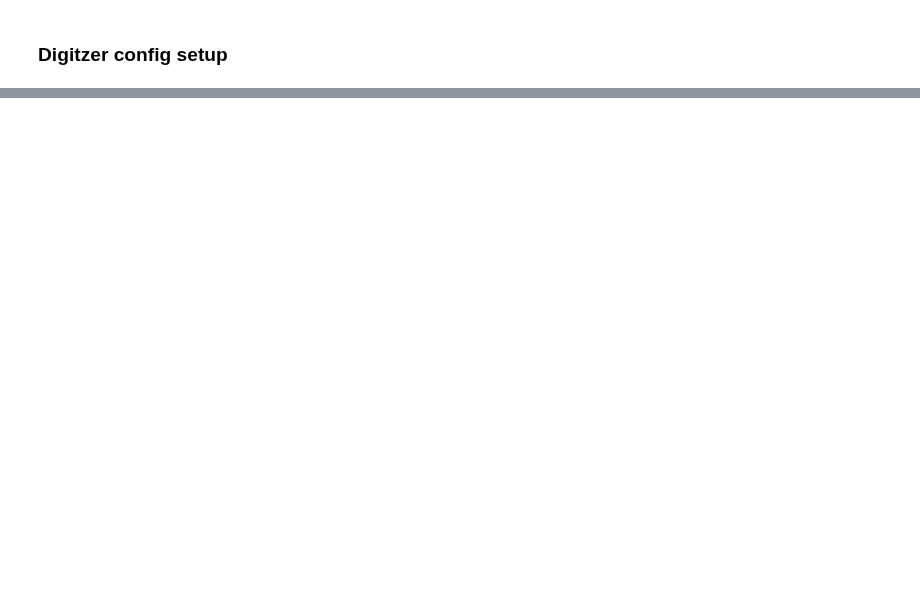
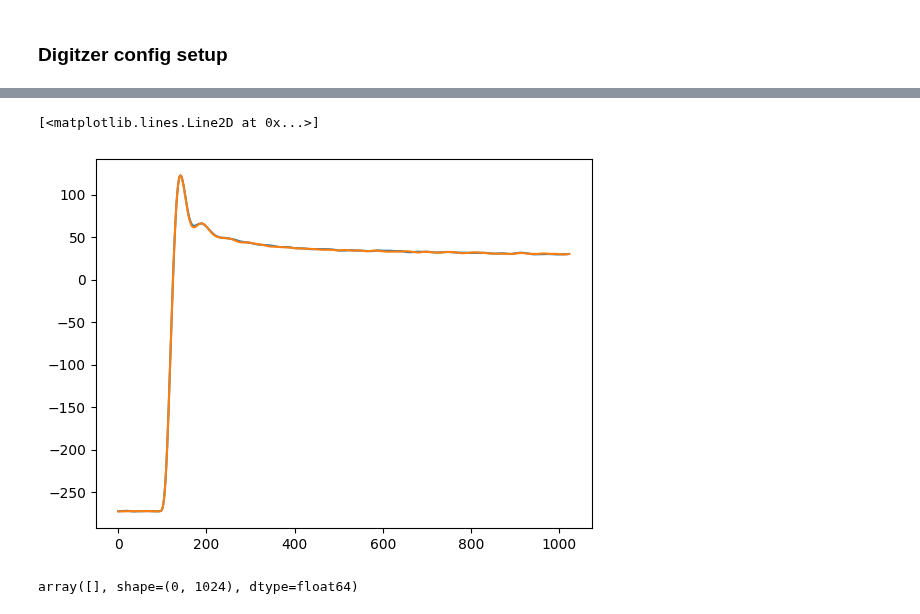
Before and after one commit to cct1123/diamondgui, a Jupyter notebook: measurement/dev_windfreak_ODMR_v1.ipynb, the cells around one changed output, grey strips where cells are left out. Drawn from its saved outputs; the diff is of its cells as text; code cells hidden in the pictures; blank space fills up the shorter version.

Commit message:
some development notebooks 1. odmr & rabi with windfreak 2. counts vs time

```diff
--- a/measurement/dev_windfreak_ODMR_v1.ipynb
+++ b/measurement/dev_windfreak_ODMR_v1.ipynb
@@ -65,17 +79,25 @@ Client software: v1.7.0
+# %%
+f_start= (398.556-.1)/24 *1e3
+f_end= (398.56+.1)/24 *1e3
+step=(-f_start+f_end)/.05
+# f_start= 400
+# f_end= 600
+# step=(-f_start+f_end)/25
 # %%
 sweep_config = {
-    # WINDFREAK SETTINGS
-    "sweep_start_MHz": 400,
-    "sweep_stop_MHz": 600,
-    "sweep_step_size_MHz": 25,
-    "pause_at_step_us": 1e9,
-    "sweep_power": 0,       # dB
+    # WINDFREAK SETTINGSa
+    "sweep_start_MHz": f_start,
+    "sweep_stop_MHz": f_end,
+    "sweep_step_size_MHz": .2,
+    "pause_at_step_us": 100000,
+    "sweep_power": 20,       # dBm
     'sweep_direction': 1 ,  # up = 1 down = 0.
     'sweep_type': 0 ,       # 0 = linear 1 = tabular
     'sweep_only_once': True, # True = 1 rep False = inf reps
     'sweep_all_freq': False, # True = after a trigger sweep through all freq False = after trigger step 1 freq only
-    'trigger_type': 3, # 0 = software 1 = sweep 2 = step 3 = hold all
-    'trigger_polarity': 1, # active low =0 active high = 1,
+    'trigger_type': 2, # 0 = software 1 = sweep 2 = step 3 = hold all
+    # 'trigger_polarity': 0, # active low =0 active high = 1,
+    "trigger_mode": "single frequency step",
     # DIGITZER SETTINGS
     'readout_ch': hcf.SIDIG_chmap["apd"],
     'amp_input' : 1000,
@@ -83,12 +105,16 @@ sweep_config = {
     'DCCOUPLE': 0,
     'sampling_rate': hcf.SIDIG_maxsr,
     # DIGITIZER collection
-    'num_segment': 8,
+    'num_segment': 4,
     'pretrig_size': 16,
-    'posttrig_size': 1000,
-    'num_samples_per_segment': None, # assigned in next line
-    'segment_size': 1000,
+    'posttrig_size': 1024-16,
+    'segment_size': 1024,
     # Loop settings
     'run_time': 10, # seconds
+    'reps':1000,
+    'num_mw_points':None, #assigned in next line
+    "init_time": 1e9,
+    'step_switch_time': 10000, #TODO: config len
 }
 sweep_config['num_samples_per_segment'] = sweep_config['pretrig_size'] + sweep_config['posttrig_size']
+sweep_config['num_mw_points'] =  int( (-sweep_config['sweep_start_MHz'] + sweep_config['sweep_stop_MHz'])//sweep_config['sweep_step_size_MHz']+1)
@@ -162,4 +224,6 @@ dig.assign_param(dict(
              sampling_rate=sweep_config['sampling_rate'],
             #  terminate_input=TERMIN_INPUT_50OHM, #TODO: check this - why is it commented out
              ))
+# %%
+dig.set_config()
 # %%
@@ -178,0 +407,6 @@ pg.reset()
+# %%
+plt.plot(mw_on[30])
+plt.plot(mw_off[30])
+# %% [output]
+[<matplotlib.lines.Line2D at 0x...>]
+[figure, added]
@@ -178,0 +415,4 @@ pg.reset()
+# %%
+mw_on[100:200]
+# %% [output]
+array([], shape=(0, 1024), dtype=float64)
```
Also changed, not shown: parts of 30 cells of this notebook, 15 other files.
